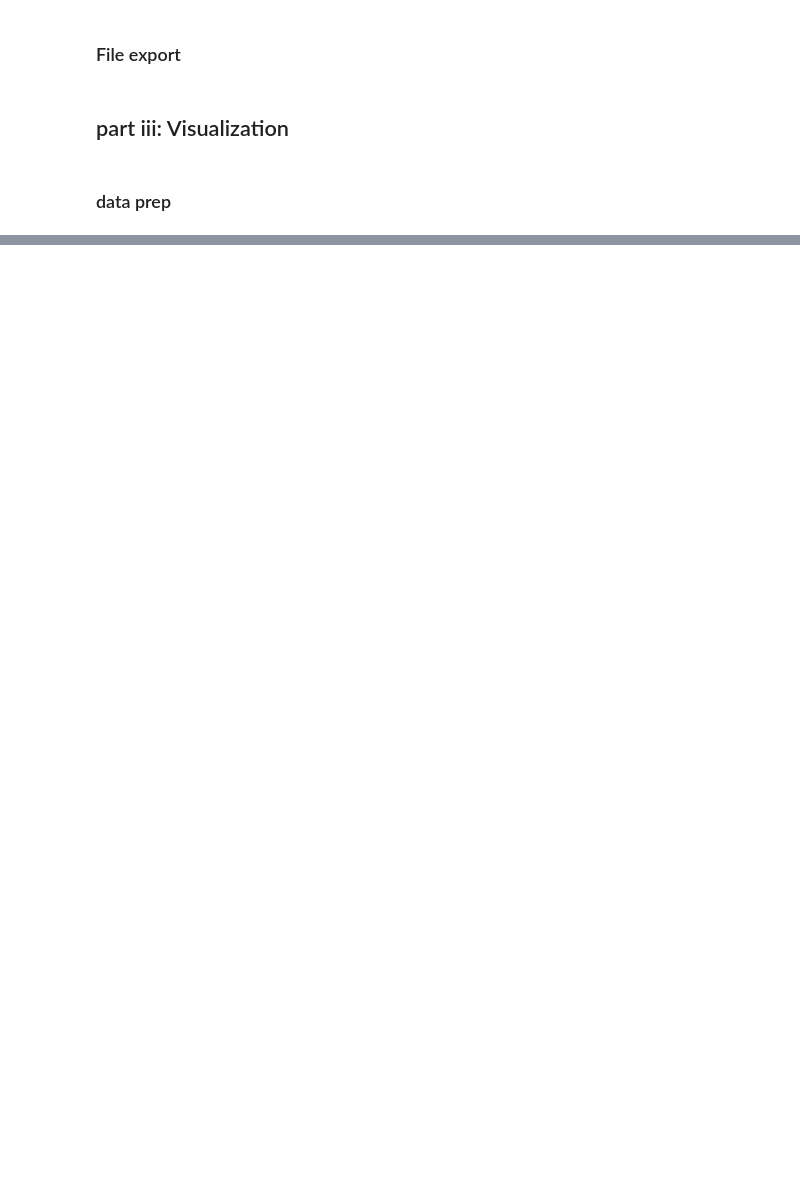
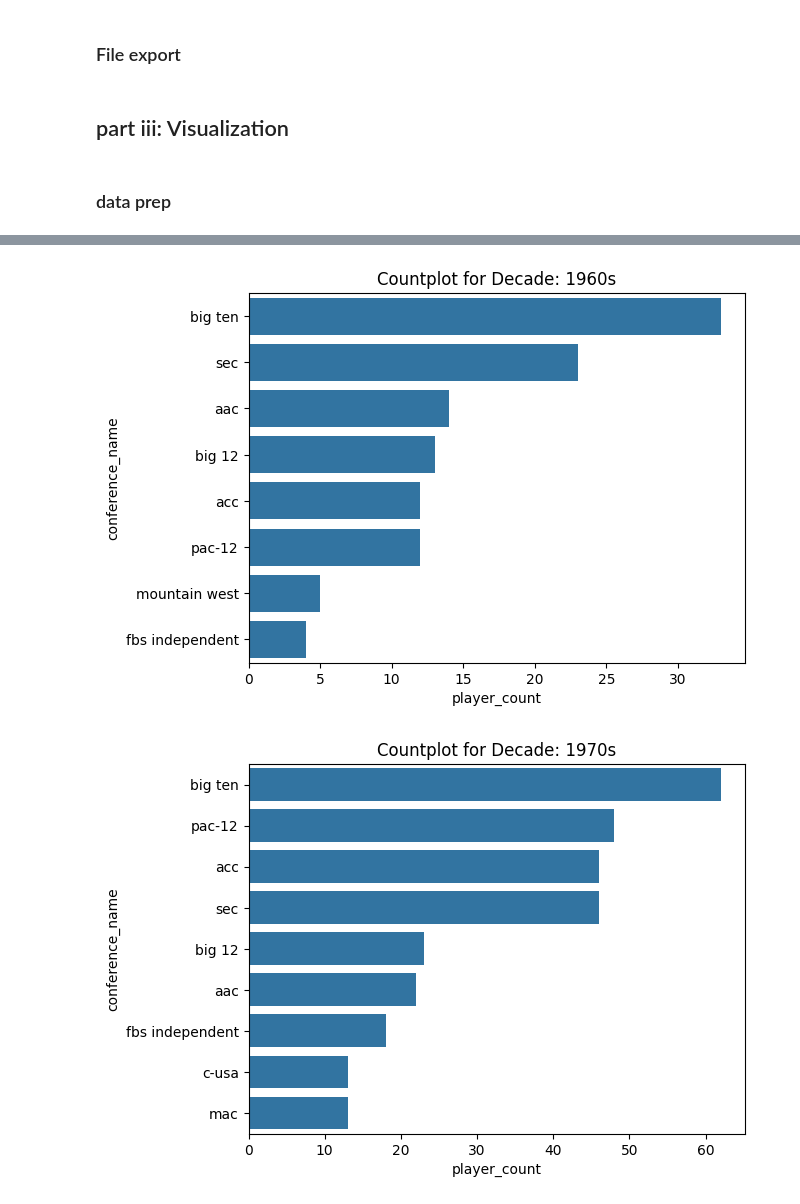
Before and after one commit to aferrers/nfl_superbowl_winners, a Jupyter notebook: notebooks/team_conference.ipynb, the cells around one changed output, grey strips where cells are left out. Saved outputs shown, nothing was run; the diff lists cells and outputs as text; code cells hidden in the pictures; blank space fills up the shorter version.

```diff
--- a/notebooks/team_conference.ipynb
+++ b/notebooks/team_conference.ipynb
@@ -346,0 +538,26 @@ sns.countplot(merge_table['conference_name'])
+# %%
+# Visualization: feeder top conferences by decade
+
+import seaborn as sns
+import matplotlib.pyplot as plt
+decade_order = ['1960s', '1970s', '1980s', '1990s', '2000s', '2010s', '2020s']
+
+for decade in decade_order:
+
+    # create df of selected decade
+    data_decade = conference_table[conference_table['decade'] == decade]
+
+    # calculate selected quantile for number of players per conference
+    quantile=0
+    quantile_value = data_decade['player_count'].quantile(q=quantile)
+
+    # create filtered dataframe based on selected quantile
+    conf_table_above_quantile = conference_table[conference_table['player_count'] > quantile_value]
+
+    data_sorted= conf_table_above_quantile[conf_table_above_quantile['decade'] == decade].sort_values('player_count', ascending=False)
+    sns.barplot(data=data_sorted, y='conference_name', x='player_count')
+    plt.title(f'Countplot for Decade: {decade}')
+    plt.show()
+# %% [output]
+[figure, added]
+[figure, added]
```
Also changed, not shown: parts of 51 cells of this notebook.
